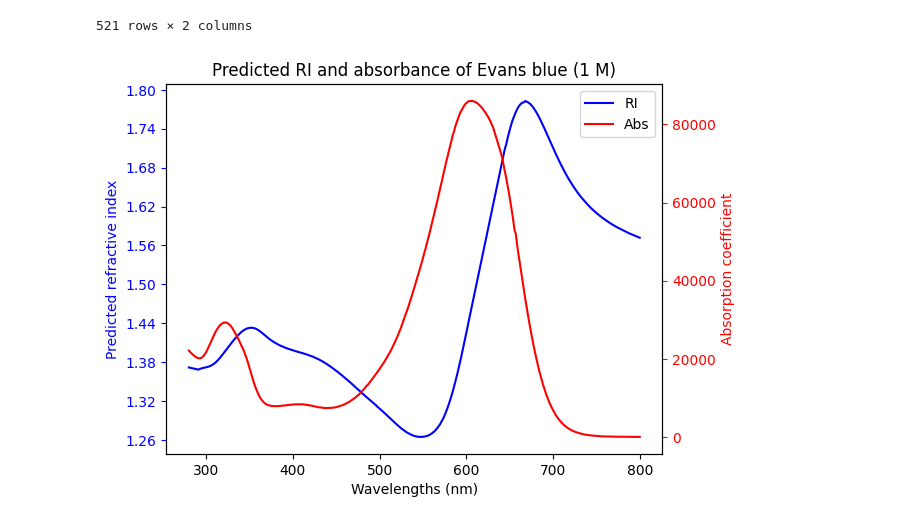
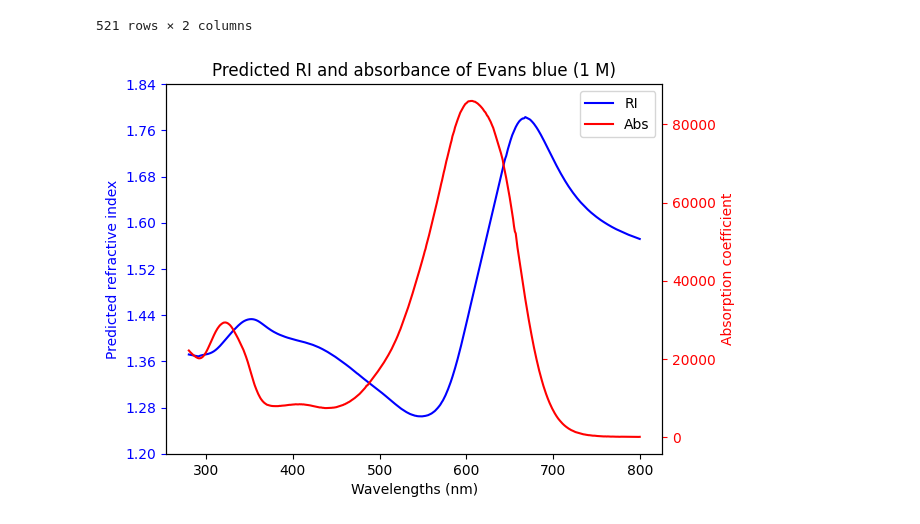
Before and after one commit to qanhng/Refractive-Index-Prediction-Model, a Jupyter notebook: kramers_kronig.ipynb, the cells around one changed output. Cells and saved outputs as stored; diff of their text form; code cells hidden in the pictures.

```diff
--- a/kramers_kronig.ipynb
+++ b/kramers_kronig.ipynb
@@ -79,6 +79,7 @@ def kramers_kronig(compound_name,
     if y_min == 1.32 and y_max == 1.55:     # Default y-axis
         ax1.set_yticks(np.arange(y_min, y_max, 0.02))
     else:
+        ax1.set_ylim(y_min, y_max)
         ax1.yaxis.set_major_locator(MaxNLocator(nbins=10))
 
 
@@ -211,24 +206,19 @@ eb_abs
 # %%
 # In this case, the online source already provided absorbtion coefficient so
 # we can skip the function abs_coefficient
 
 # Kramers-Kronig calculation
 
 # Get the predicted RI using the XGBoost model at the specified concentration
 ref_ri = 1.423
 
 # Perform the integration to get full spectrum RI
-ri_spectrum = kramers_kronig(eb_abs["Wavelengths"],
+ri_spectrum = kramers_kronig("Evans blue",
+                             "1 M",
+                             eb_abs["Wavelengths"],
                              eb_abs["Abs"],
-                             ref_ri)
-
-# Plot the spectrum
-plot_spectrum("Evans blue",
-              "1 M",
-              eb_abs["Wavelengths"],
-              eb_abs["Abs"],
-              ri_spectrum,
-              y_min=1.26,
-              y_max=1.80)
+                             ref_ri,
+                             y_min = 1.20,
+                             y_max = 1.84)
 # %% [output]
-[figure, old version]
+[figure, new version]
```
Also changed, not shown: parts of 2 cells of this notebook, 1 other file.
